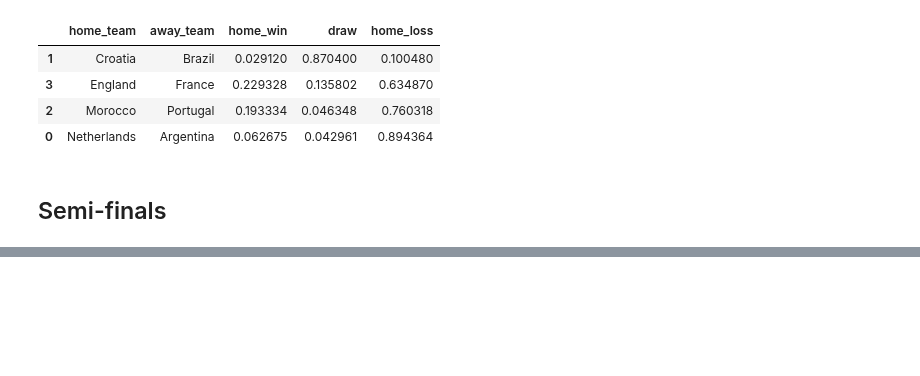
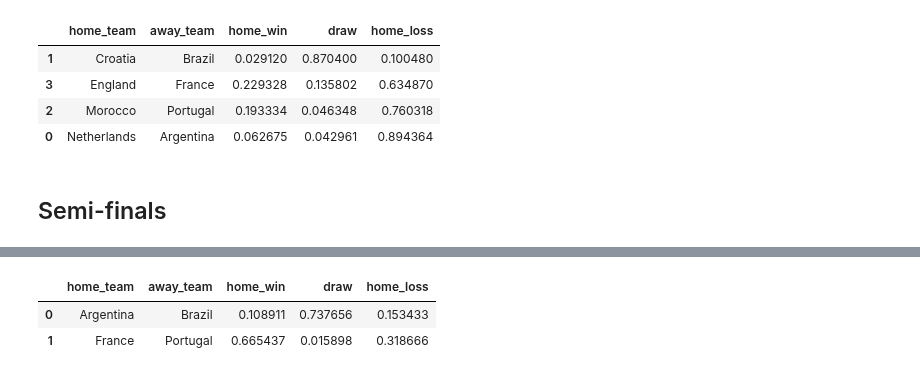
Before and after one commit to shannan-liu1/15095-project, a Jupyter notebook: notebooks/knockout_stage_preds.ipynb, the cells around one changed output, grey strips where cells are left out. Drawn from its saved outputs; the diff is of its cells as text; code cells hidden in the pictures; blank space fills up the shorter version.

Commit message:
semifinal preds

```diff
--- a/notebooks/knockout_stage_preds.ipynb
+++ b/notebooks/knockout_stage_preds.ipynb
@@ -171,0 +200,19 @@ xgb_cv_pred
+# %%
+# impute missing values with mean
+semifinals['avg_temp'] = semifinals['avg_temp'].fillna(semifinals['avg_temp'].mean())
+# %%
+semifinals.drop(['date','tournament','city','country',
+'neutral_location','lat','lng'],axis = 1, inplace = True)
+
+# import standard scaler
+from sklearn.preprocessing import StandardScaler
+scaler = StandardScaler()
+scaler.fit(X_train)
+
+semifinals = pd.get_dummies(semifinals)
+for col in set(X_train.columns) - set(semifinals.columns):
+    semifinals[col] = 0
+
+semifinals = semifinals[X_train.columns]
+
+semifinals_scaled = scaler.transform(semifinals)
@@ -171,0 +237,16 @@ xgb_cv_pred
+# %%
+xgb_cv_pred = xgb_cv.predict(xgb.DMatrix(semifinals_scaled))
+xgb_cv_pred = pd.DataFrame(xgb_cv_pred)
+xgb_cv_pred.rename(columns={0:'draw', 1:'home_loss', 2:'home_win'}, inplace=True)
+xgb_cv_pred['home_team'] = semifinals_df['home_team']
+xgb_cv_pred['away_team'] = semifinals_df['away_team']
+xgb_cv_pred=xgb_cv_pred[['home_team','away_team','home_win','draw','home_loss']]
+# sort new_xgb_pred by home_team and then away_team
+xgb_cv_pred = xgb_cv_pred.sort_values(by=['home_team','away_team'])
+xgb_cv_pred.to_csv('xgb_semifinal_preds.csv', index=False)
+# %%
+xgb_cv_pred
+# %% [output]
+|  | home_team | away_team | home_win | draw | home_loss |
+| 0 | Argentina | Brazil | 0.108911 | 0.737656 | 0.153433 |
+| 1 | France | Portugal | 0.665437 | 0.015898 | 0.318666 |
```
Also changed, not shown: parts of 3 cells of this notebook, 1 other file.
